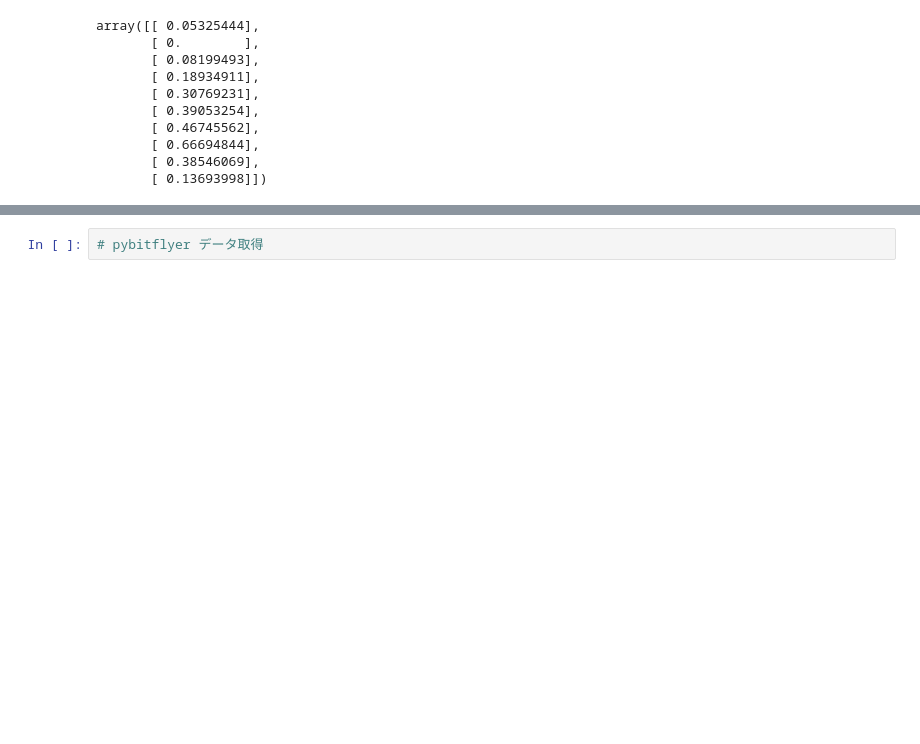
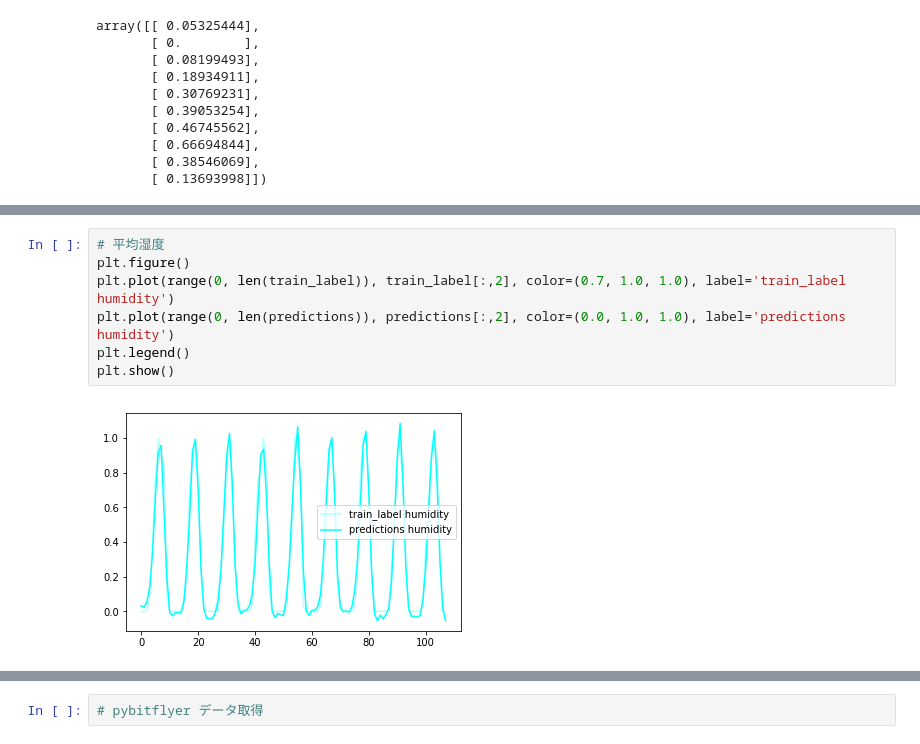
Before and after one commit to arakawamoriyuki/lstm-handson-app, a Jupyter notebook: main.ipynb, the cells around one changed output, grey strips where cells are left out. Cells and saved outputs as stored; diff of their text form; blank space fills up the shorter version.

```diff
--- a/main.ipynb
+++ b/main.ipynb
@@ -253,0 +356,9 @@ print(icesales_train_label.shape)
+# %%
+# 平均湿度
+plt.figure()
+plt.plot(range(0, len(train_label)), train_label[:,2], color=(0.7, 1.0, 1.0), label='train_label humidity')
+plt.plot(range(0, len(predictions)), predictions[:,2], color=(0.0, 1.0, 1.0), label='predictions humidity')
+plt.legend()
+plt.show()
+# %% [output]
+[figure, added]
```
Also changed, not shown: parts of 49 cells of this notebook.
